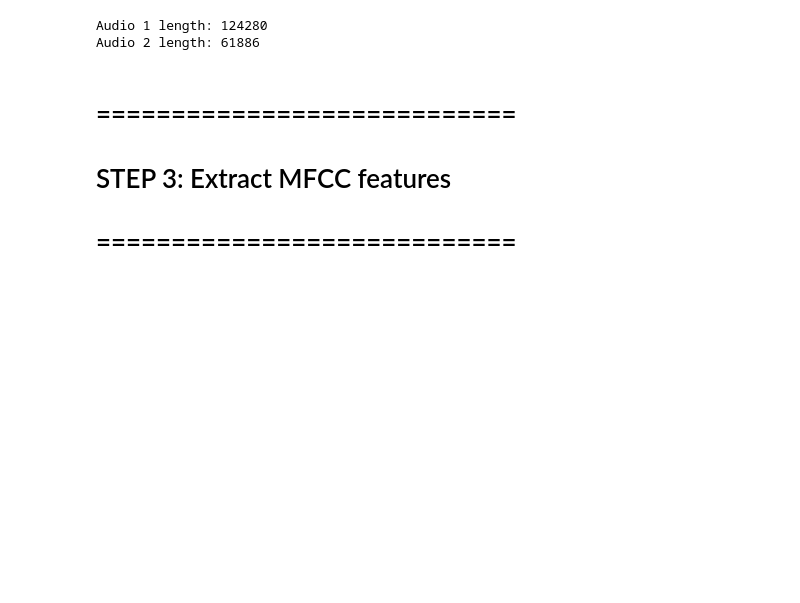
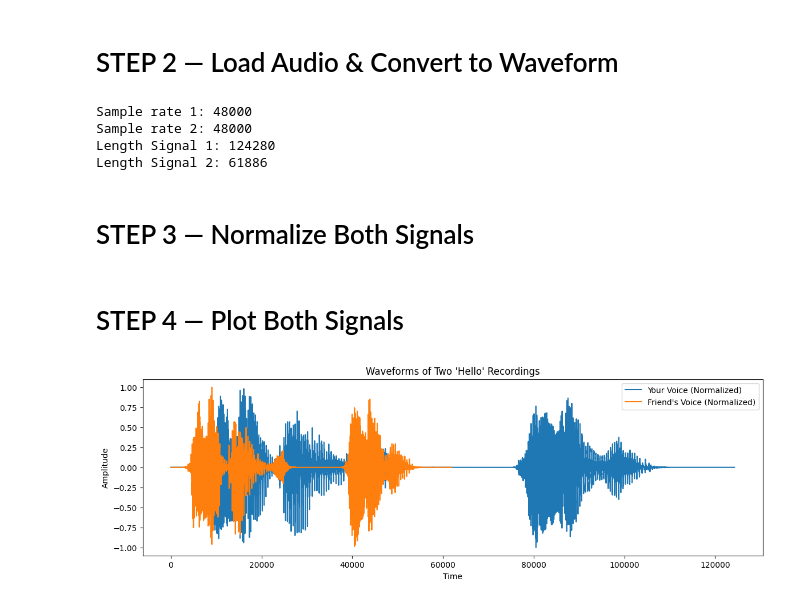
Before and after one commit to srinijalanda93/SPR_LAB, a Jupyter notebook: 2448526_LAB7.ipynb, the cells around one changed output. Drawn from its saved outputs; the diff is of its cells as text; code cells hidden in the pictures; blank space fills up the shorter version.

```diff
--- a/2448526_LAB7.ipynb
+++ b/2448526_LAB7.ipynb
@@ -23,14 +26,18 @@ Saving voice2.mp3 to voice2.mp3
+# %% [markdown]
+# STEP 2 — Load Audio & Convert to Waveform
 # %%
-y1, sr1 = librosa.load(file1, sr=None)
-y2, sr2 = librosa.load(file2, sr=None)
+signal1, sr1 = librosa.load(file1, sr=None)
+signal2, sr2 = librosa.load(file2, sr=None)
 
-print("Audio 1 length:", len(y1))
-print("Audio 2 length:", len(y2))
+print("Sample rate 1:", sr1)
+print("Sample rate 2:", sr2)
+
+print("Length Signal 1:", len(signal1))
+print("Length Signal 2:", len(signal2))
 # %% [output]
-Audio 1 length: 124280
-Audio 2 length: 61886
+Sample rate 1: 48000
+Sample rate 2: 48000
+Length Signal 1: 124280
+Length Signal 2: 61886
 # %% [markdown]
-
-# ============================
-# STEP 3: Extract MFCC features
-# ============================
+# STEP 3 — Normalize Both Signals
@@ -36,0 +47,13 @@ Audio 2 length: 61886
+# %% [markdown]
+# STEP 4 — Plot Both Signals
+# %%
+plt.figure(figsize=(14,4))
+plt.plot(signal1_norm, label="Your Voice (Normalized)")
+plt.plot(signal2_norm, label="Friend's Voice (Normalized)")
+plt.legend()
+plt.title("Waveforms of Two 'Hello' Recordings")
+plt.xlabel("Time")
+plt.ylabel("Amplitude")
+plt.show()
+# %% [output]
+[figure, added]
```
Also changed, not shown: parts of 11 cells of this notebook.
